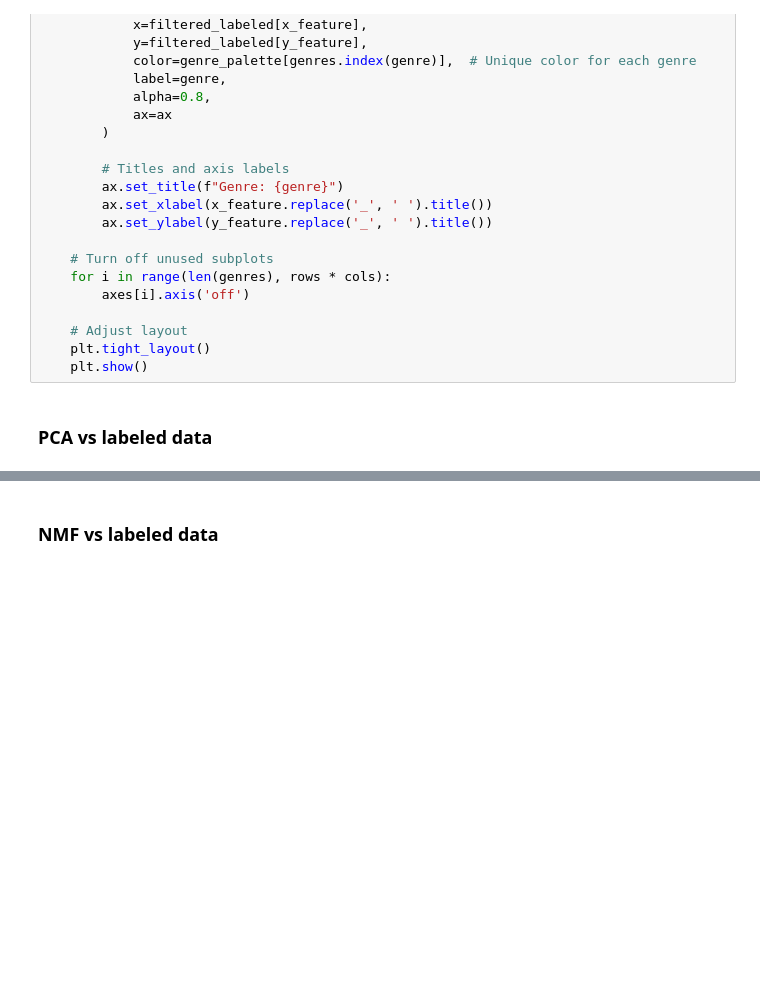
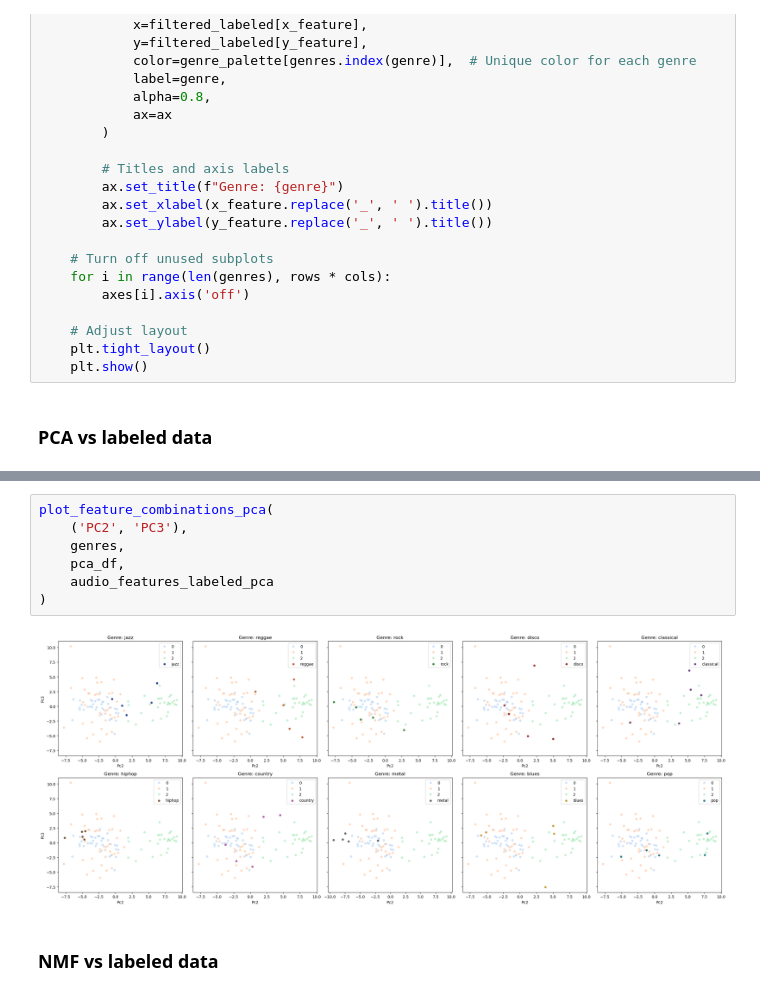
Before and after one commit to casperpriem05/ML, a Jupyter notebook: Opdracht_3/ML3_muziek_genres.ipynb, the cells around one changed output, grey strips where cells are left out. Saved outputs shown, nothing was run; the diff lists cells and outputs as text; blank space fills up the shorter version.

```diff
--- a/Opdracht_3/ML3_muziek_genres.ipynb
+++ b/Opdracht_3/ML3_muziek_genres.ipynb
@@ -2009,2 +2113,11 @@ def plot_feature_combinations_nmf(feature_combination, genres, nmf_df, audio_fea
+# %%
+plot_feature_combinations_pca(
+    ('PC2', 'PC3'),
+    genres,
+    pca_df,
+    audio_features_labeled_pca
+)
+# %% [output]
+[figure, added]
 # %% [markdown]
 ### NMF vs labeled data
```
Also changed, not shown: parts of 27 cells of this notebook.
